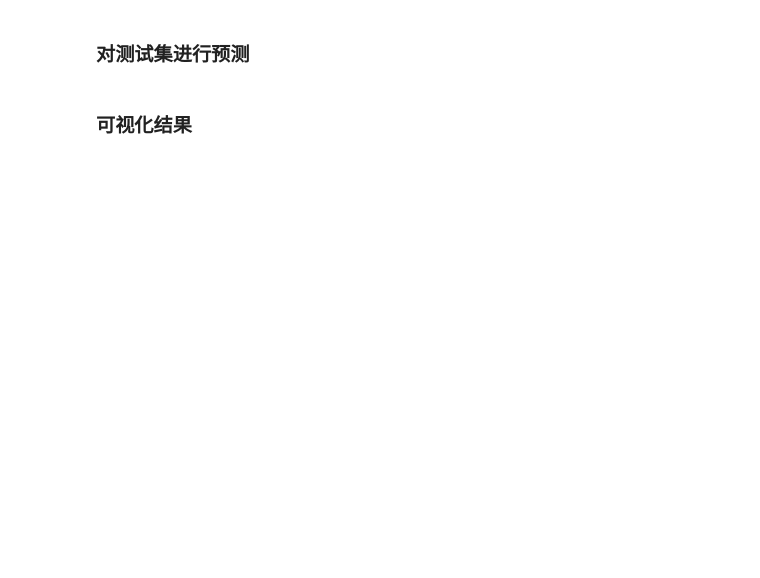
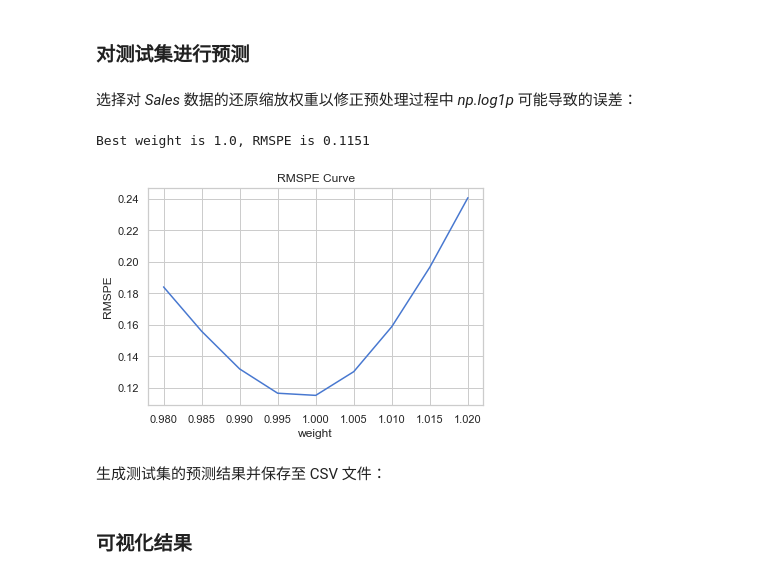
Before and after one commit to micmia/ml-nd-capstone, a Jupyter notebook: report.ipynb, the cells around one changed output. Drawn from its saved outputs; the diff is of its cells as text; code cells hidden in the pictures; blank space fills up the shorter version.

```diff
--- a/report.ipynb
+++ b/report.ipynb
@@ -283,8 +276,30 @@ plt.show()
 # %% [markdown]
 ### 对测试集进行预测
-# %%
-data_test = preprocessing.combine(data_test, data_store)
-X_test = preprocessing.transform(data_test, dtype='test')
-y_pred = m.predict(X_test[X_train.columns])
-y_sub = pd.DataFrame(data=list(zip(range(1, y_pred.shape[0] + 1), y_pred)), columns=['Id', 'Sales'])
-y_sub.to_csv('data/submission.csv', index=False)
+# %% [markdown]
+选择对 _Sales_ 数据的还原缩放权重以修正预处理过程中 _np.log1p_ 可能导致的误差：
+# %%
+import xgboost as xgb
+
+def correction(model, y_train):
+    y_true, y_pred = y_train[:41088], model.bst.predict(xgb.DMatrix(X_train[:41088]))
+    weights = np.arange(0.98, 1.02, 0.005)
+    errors = []
+
+    for w in weights:
+        error = cv.rmspe(np.expm1(y_true[:41088]), np.expm1(y_pred * w))
+        errors.append(error)
+
+    plt.plot(weights, errors)
+    plt.xlabel('weight')
+    plt.ylabel('RMSPE')
+    plt.title('RMSPE Curve')
+
+    idx = errors.index(min(errors))
+    print('Best weight is {}, RMSPE is {:.4f}'.format(weights[idx], min(errors)))
+
+correction(m, y_train)
+# %% [output]
+Best weight is 1.0, RMSPE is 0.1151
+[figure, added]
+# %% [markdown]
+生成测试集的预测结果并保存至 CSV 文件：
```
Also changed, not shown: parts of 7 cells of this notebook, 6 other files.
